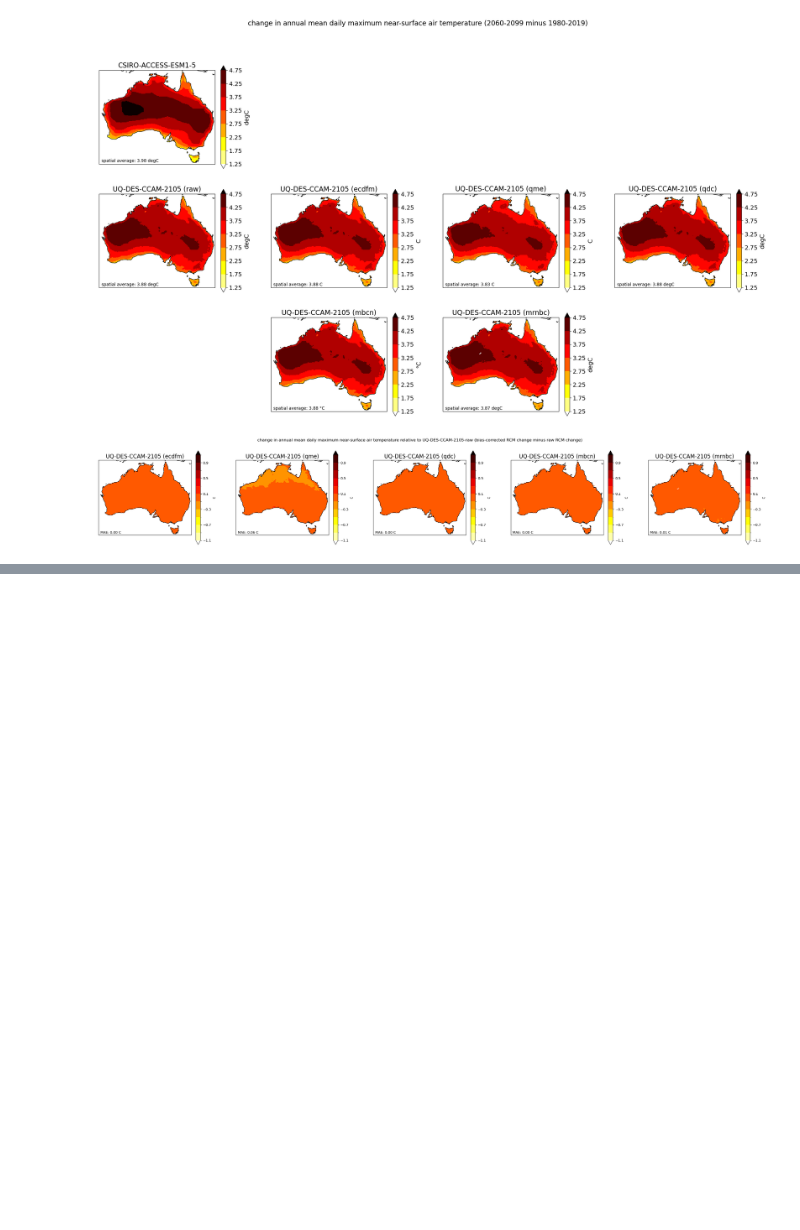
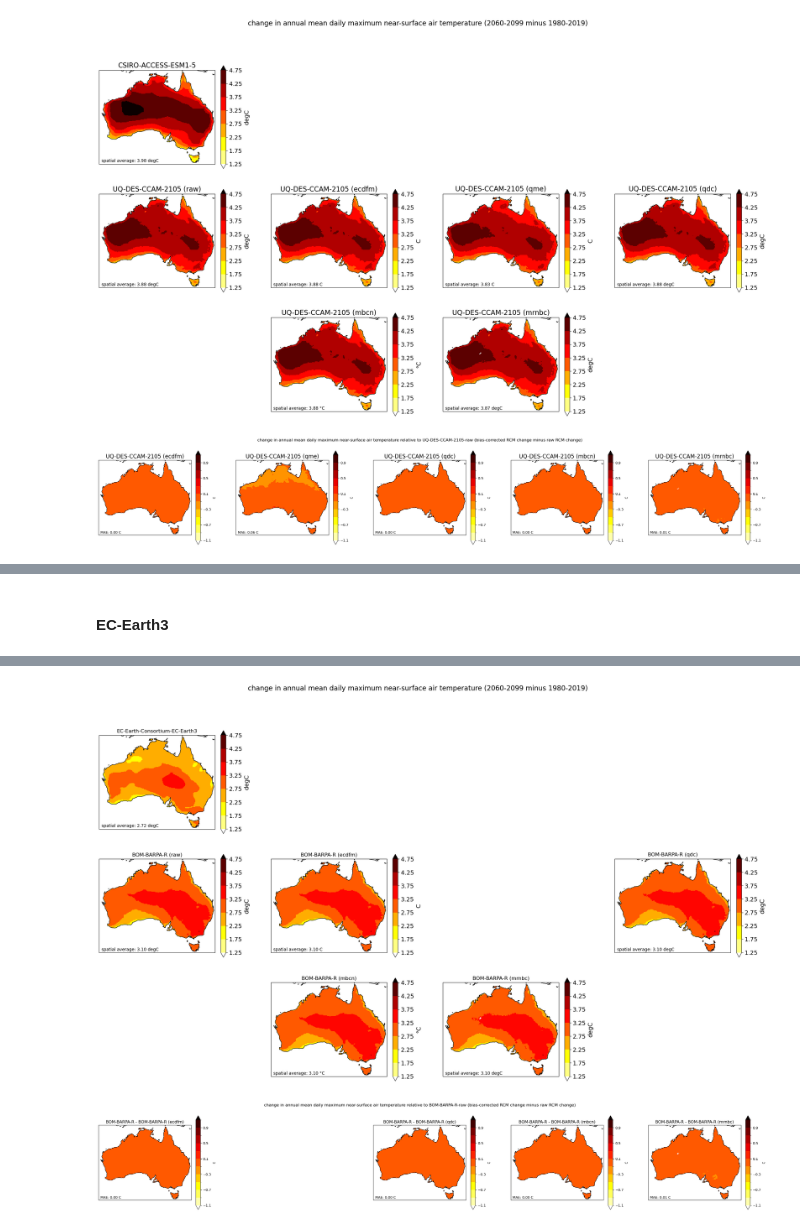
Before and after one commit to AusClimateService/npcp, a Jupyter notebook: results/change_signal_tasmax.ipynb, the cells around one changed output, grey strips where cells are left out. Cells and saved outputs as stored; diff of their text form; code cells hidden in the pictures; blank space fills up the shorter version.

```diff
--- a/results/change_signal_tasmax.ipynb
+++ b/results/change_signal_tasmax.ipynb
@@ -326,0 +365,5 @@ plot_comparison(variable, 'CSIRO-ACCESS-ESM1-5', 'UQ-DES-CCAM-2105', cmap, level
+# %% [markdown]
+#### EC-Earth3
+# %%
+plot_comparison(variable, 'EC-Earth-Consortium-EC-Earth3', 'BOM-BARPA-R', cmap, levels, rcm_levels)
+# %% [output]
@@ -326,0 +371,2 @@ plot_comparison(variable, 'CSIRO-ACCESS-ESM1-5', 'UQ-DES-CCAM-2105', cmap, level
+[figure, added]
+[figure, added]
```
Also changed, not shown: parts of 9 cells of this notebook, 2 other files.
